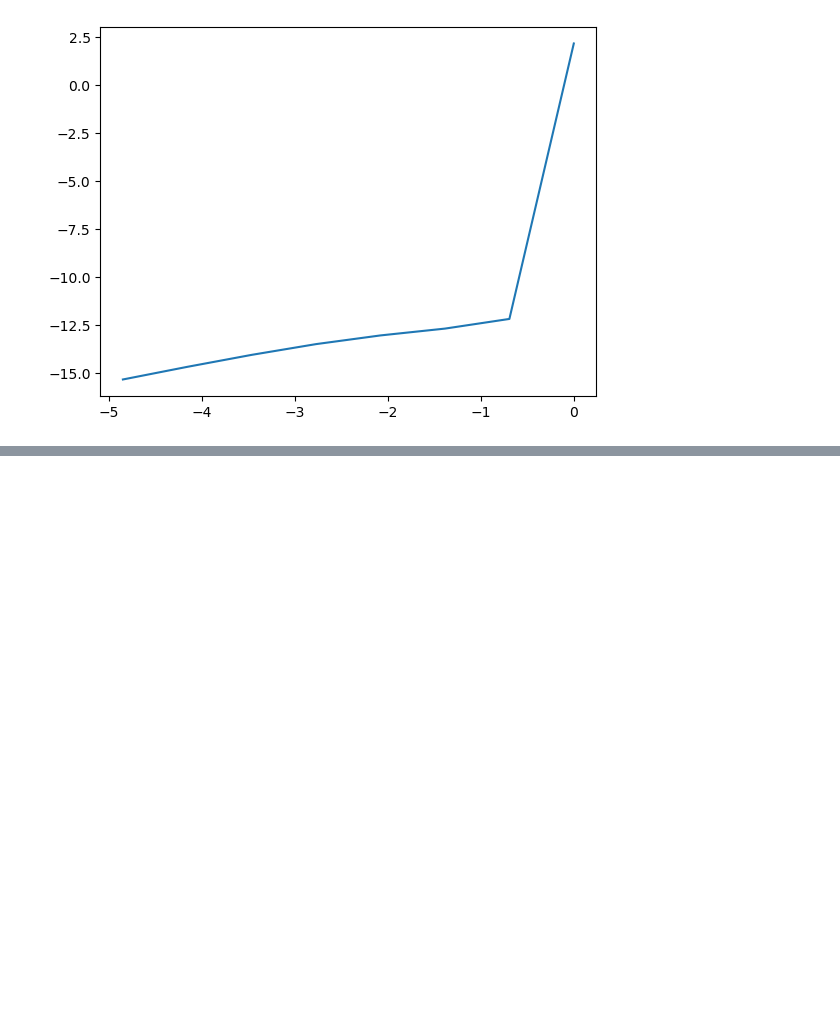
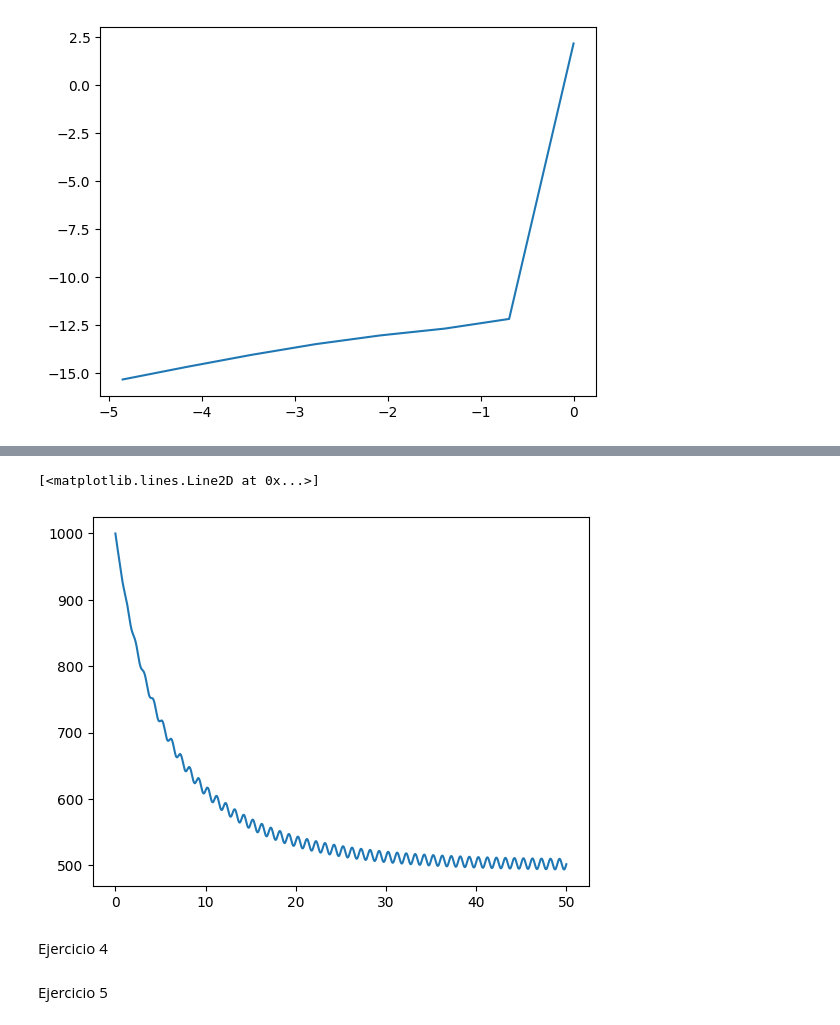
Before and after one commit to bravoivanagustin/ModCont, a Jupyter notebook: guias/guia1labo.ipynb, the cells around one changed output, grey strips where cells are left out. Saved outputs shown, nothing was run; the diff lists cells and outputs as text; code cells hidden in the pictures; blank space fills up the shorter version.

```diff
--- a/guias/guia1labo.ipynb
+++ b/guias/guia1labo.ipynb
@@ -86,0 +135,8 @@ TypeError: unsupported operand type(s) for *: 'float' and 'NoneType'
+# %%
+t, y = Heun(0, 50, 18250, g, 1000)
+plt.plot(t,y)
+# %% [output]
+[<matplotlib.lines.Line2D at 0x...>]
+[figure, added]
+# %% [markdown]
+Ejercicio 4
@@ -86,0 +156,2 @@ TypeError: unsupported operand type(s) for *: 'float' and 'NoneType'
+# %% [markdown]
+Ejercicio 5
```
Also changed, not shown: parts of 18 cells of this notebook.
